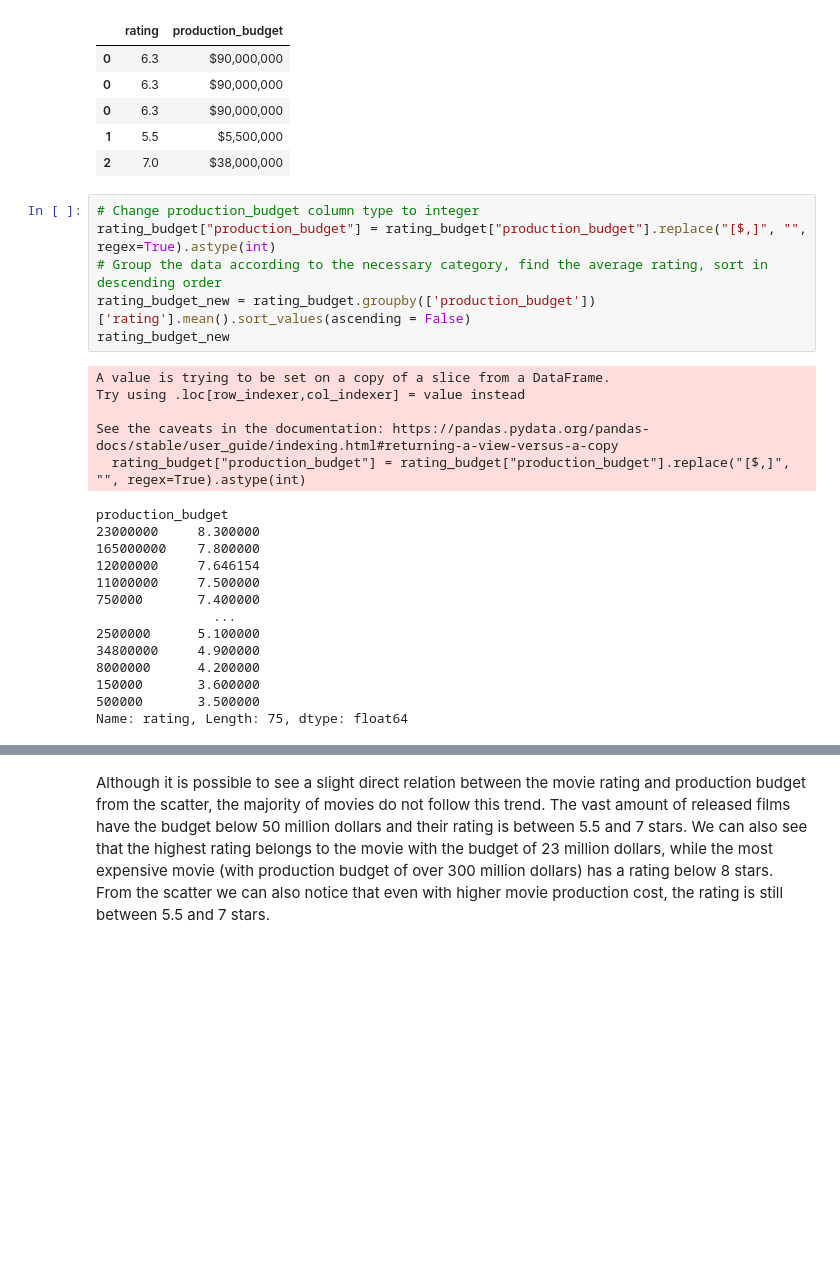
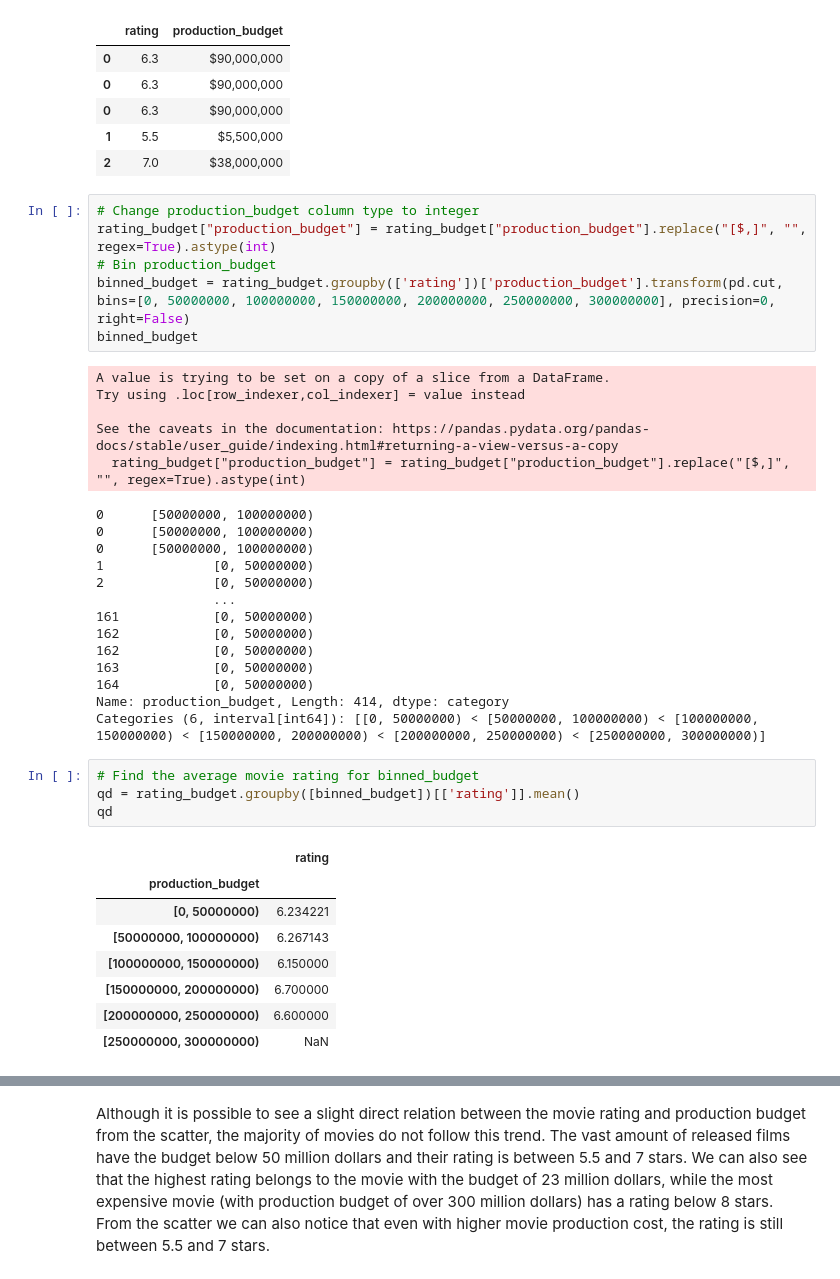
Before and after one commit to VolhaP87/Microsoft_Movie_Analysis, a Jupyter notebook: student.ipynb, the cells around one changed output, grey strips where cells are left out. Saved outputs shown, nothing was run; the diff lists cells and outputs as text; blank space fills up the shorter version.

```diff
--- a/student.ipynb
+++ b/student.ipynb
@@ -419,27 +421,40 @@ rating_budget.head()
 # %%
 # Change production_budget column type to integer
 rating_budget["production_budget"] = rating_budget["production_budget"].replace("[$,]", "", regex=True).astype(int)
-# Group the data according to the necessary category, find the average rating, sort in descending order
-rating_budget_new = rating_budget.groupby(['production_budget'])['rating'].mean().sort_values(ascending = False)
-rating_budget_new
+# Bin production_budget
+binned_budget = rating_budget.groupby(['rating'])['production_budget'].transform(pd.cut, bins=[0, 50000000, 100000000, 150000000, 200000000, 250000000, 300000000], precision=0, right=False)
+binned_budget
 # %% [output]
 A value is trying to be set on a copy of a slice from a DataFrame.
 Try using .loc[row_indexer,col_indexer] = value instead
 
 See the caveats in the documentation: https://pandas.pydata.org/pandas-docs/stable/user_guide/indexing.html#returning-a-view-versus-a-copy
   rating_budget["production_budget"] = rating_budget["production_budget"].replace("[$,]", "", regex=True).astype(int)
-production_budget
-23000000     8.300000
-165000000    7.800000
-12000000     7.646154
-11000000     7.500000
-750000       7.400000
+0      [50000000, 100000000)
+0      [50000000, 100000000)
+0      [50000000, 100000000)
+1              [0, 50000000)
+2              [0, 50000000)
                ...
-2500000      5.100000
-34800000     4.900000
-8000000      4.200000
-150000       3.600000
-500000       3.500000
-Name: rating, Length: 75, dtype: float64
+161            [0, 50000000)
+162            [0, 50000000)
+162            [0, 50000000)
+163            [0, 50000000)
+164            [0, 50000000)
+Name: production_budget, Length: 414, dtype: category
+Categories (6, interval[int64]): [[0, 50000000) < [50000000, 100000000) < [100000000, 150000000) < [150000000, 200000000) < [200000000, 250000000) < [250000000, 300000000)]
+# %%
+# Find the average movie rating for binned_budget
+qd = rating_budget.groupby([binned_budget])[['rating']].mean()
+qd
+# %% [output]
+|  | rating |
+| production_budget |  |
+| [0, 50000000) | 6.234221 |
+| [50000000, 100000000) | 6.267143 |
+| [100000000, 150000000) | 6.150000 |
+| [150000000, 200000000) | 6.700000 |
+| [200000000, 250000000) | 6.600000 |
+| [250000000, 300000000) | NaN |
 # %%
 # Plot the graph
```
Also changed, not shown: parts of 3 cells of this notebook, 5 other files.
